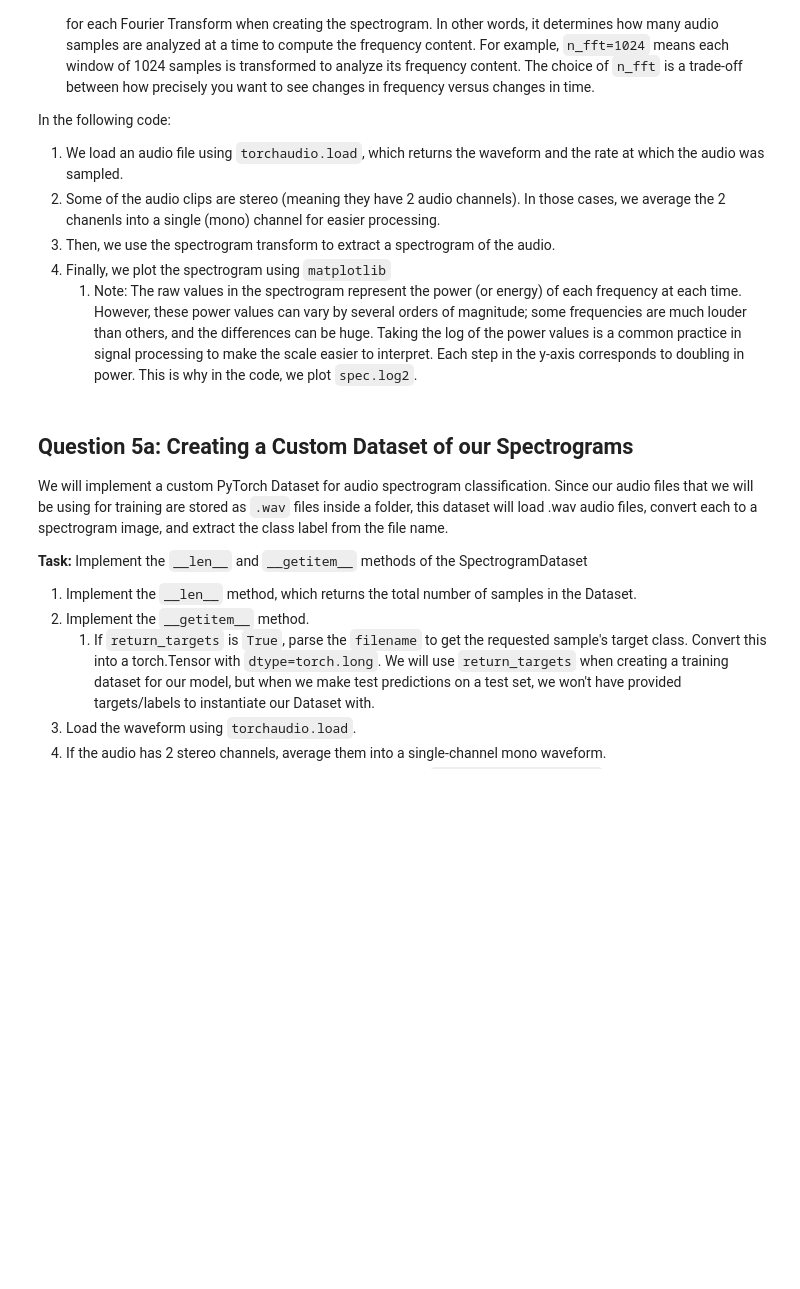
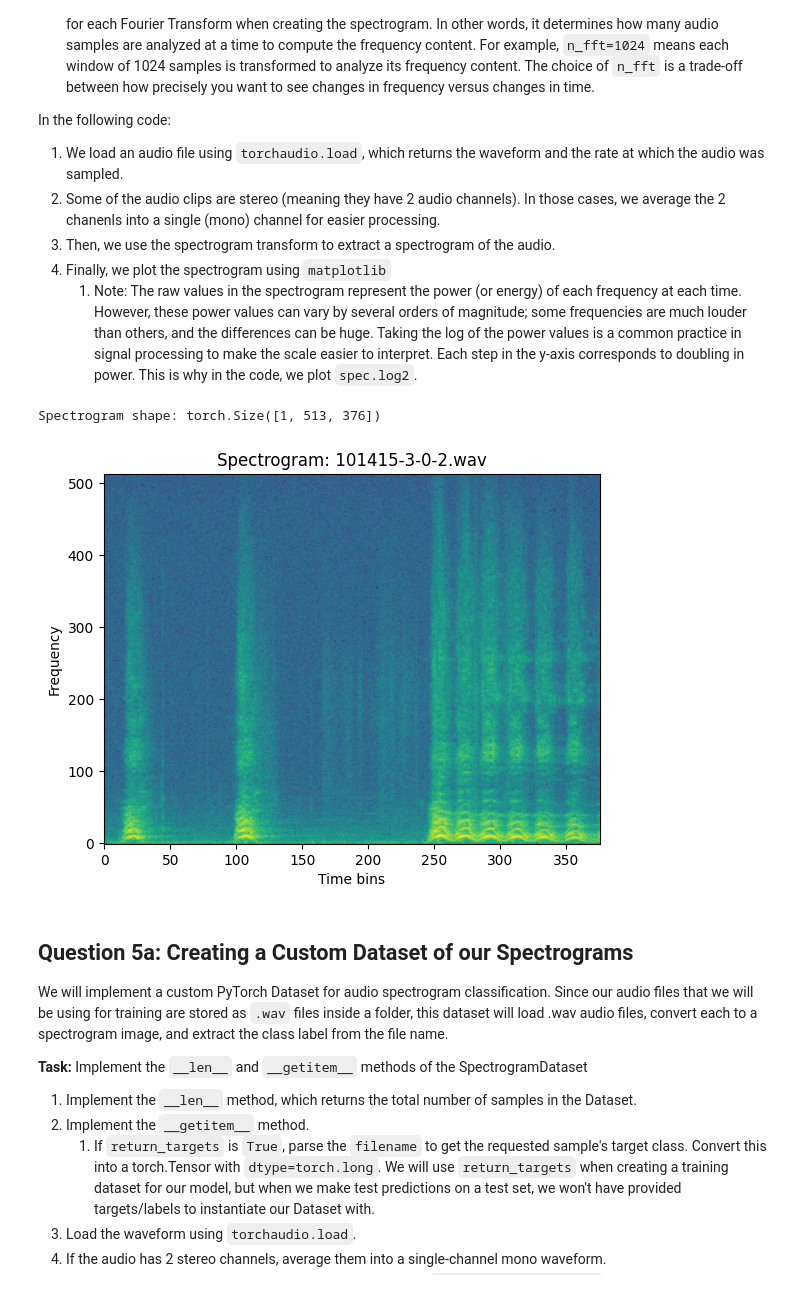
Before and after one commit to AshfordLee/UCB_CS189, a Jupyter notebook: FA25/hw/hw4/hw4_part2.ipynb, the cells around one changed output. Drawn from its saved outputs; the diff is of its cells as text; code cells hidden in the pictures; blank space fills up the shorter version.

```diff
--- a/FA25/hw/hw4/hw4_part2.ipynb
+++ b/FA25/hw/hw4/hw4_part2.ipynb
@@ -1202,34 +1273,38 @@ class_id_to_sound = {
     5: "engine_idling",
     6: "gun_shot",
     7: "jackhammer",
     8: "siren",
     9: "street_music"
 }
 
-audio_file = '/content/drive/MyDrive/cs189/hw/hw4/data/fold1/101415-3-0-2.wav'
+# audio_file = '/content/drive/MyDrive/cs189/hw/hw4/data/fold1/101415-3-0-2.wav'
+audio_file = './data/fold1_train/101415-3-0-2.wav'
 
 try:
     # Read WAV file
     waveform, sample_rate = torchaudio.load(audio_file)
 
     # Converts stero to mono by averaging channels. Shape becomes [1, num_samples]
     waveform = waveform.mean(dim=0, keepdim=True)
 
     # Transform the waveform into a spectrogram
     spec = spectrogram_transform(waveform) # torch.Tensor of shape [1, freq_bins, time_bins]
 
     # Print the shape of the spectrogram
     print(f"Spectrogram shape: {spec.shape}") # shape [num_frequencies, num_time_bins]
 
     # Visualize the spectrogram
     plt.figure()
     plt.imshow(spec.log2()[0, :, :].numpy(), aspect='auto', origin='lower') # origin = 'lower' sets input[0, 0] at bottom left
     plt.title(f"Spectrogram: {audio_file.split('/')[-1]}")
     plt.xlabel("Time bins")
     plt.ylabel("Frequency")
     plt.show()
 except Exception as e:
     print(f"Error processing {audio_file}: {e}")
+# %% [output]
+Spectrogram shape: torch.Size([1, 513, 376])
+[figure, added]
 # %% [markdown]
 ## Question 5a: Creating a Custom Dataset of our Spectrograms
 
```
Also changed, not shown: parts of 20 cells of this notebook, 1 other file.
